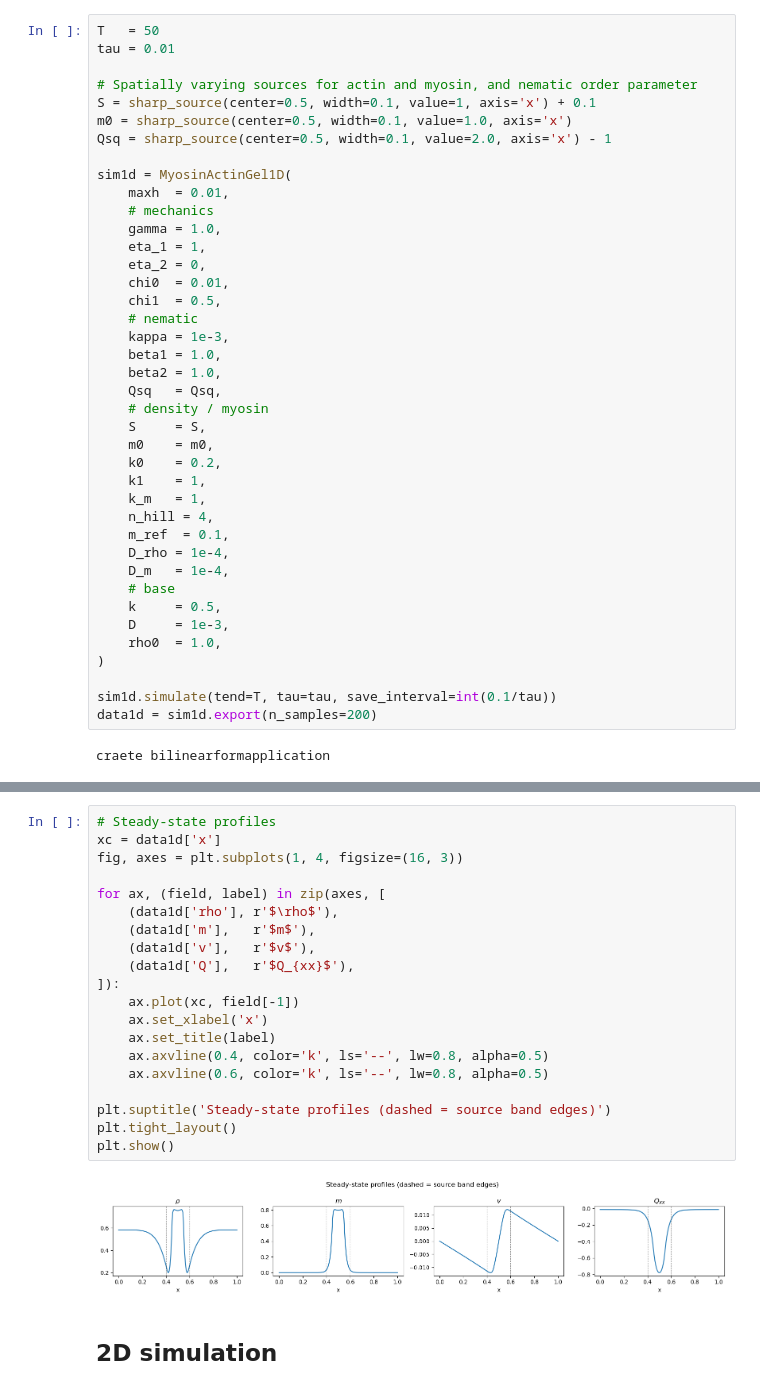
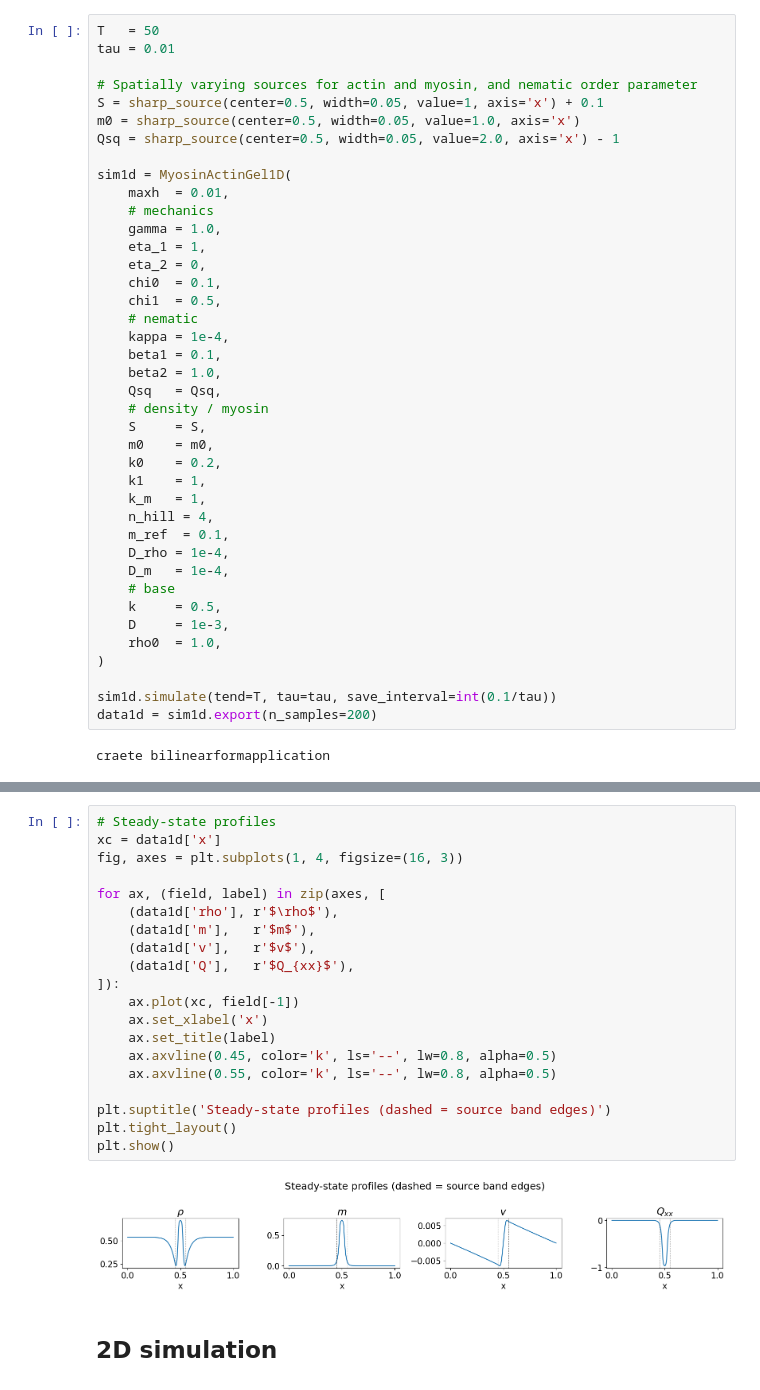
Before and after one commit to Irene-Li/Zebrafish_cleavage, a Jupyter notebook: notebooks/actin_myo_gel.ipynb, the cells around one changed output, grey strips where cells are left out. Drawn from its saved outputs; the diff is of its cells as text.

```diff
--- a/notebooks/actin_myo_gel.ipynb
+++ b/notebooks/actin_myo_gel.ipynb
@@ -28,9 +28,9 @@ T   = 50
 tau = 0.01
 
 # Spatially varying sources for actin and myosin, and nematic order parameter
-S = sharp_source(center=0.5, width=0.1, value=1, axis='x') + 0.1
-m0 = sharp_source(center=0.5, width=0.1, value=1.0, axis='x')
-Qsq = sharp_source(center=0.5, width=0.1, value=2.0, axis='x') - 1
+S = sharp_source(center=0.5, width=0.05, value=1, axis='x') + 0.1
+m0 = sharp_source(center=0.5, width=0.05, value=1.0, axis='x')
+Qsq = sharp_source(center=0.5, width=0.05, value=2.0, axis='x') - 1
 
 sim1d = MyosinActinGel1D(
     maxh  = 0.01,
@@ -38,11 +38,11 @@ sim1d = MyosinActinGel1D(
     gamma = 1.0,
     eta_1 = 1,
     eta_2 = 0,
-    chi0  = 0.01,
+    chi0  = 0.1,
     chi1  = 0.5,
     # nematic
-    kappa = 1e-3,
-    beta1 = 1.0,
+    kappa = 1e-4,
+    beta1 = 0.1,
     beta2 = 1.0,
     Qsq   = Qsq,
     # density / myosin
@@ -98,25 +98,25 @@ plt.show()
 # %%
 # Steady-state profiles
 xc = data1d['x']
 fig, axes = plt.subplots(1, 4, figsize=(16, 3))
 
 for ax, (field, label) in zip(axes, [
     (data1d['rho'], r'$\rho$'),
     (data1d['m'],   r'$m$'),
     (data1d['v'],   r'$v$'),
     (data1d['Q'],   r'$Q_{xx}$'),
 ]):
     ax.plot(xc, field[-1])
     ax.set_xlabel('x')
     ax.set_title(label)
-    ax.axvline(0.4, color='k', ls='--', lw=0.8, alpha=0.5)
-    ax.axvline(0.6, color='k', ls='--', lw=0.8, alpha=0.5)
+    ax.axvline(0.45, color='k', ls='--', lw=0.8, alpha=0.5)
+    ax.axvline(0.55, color='k', ls='--', lw=0.8, alpha=0.5)
 
 plt.suptitle('Steady-state profiles (dashed = source band edges)')
 plt.tight_layout()
 plt.show()
 # %% [output]
-[figure, old version]
+[figure, new version]
 # %% [markdown]
 ## 2D simulation
 # %%
```
Also changed, not shown: parts of 6 cells of this notebook, 6 other files.
